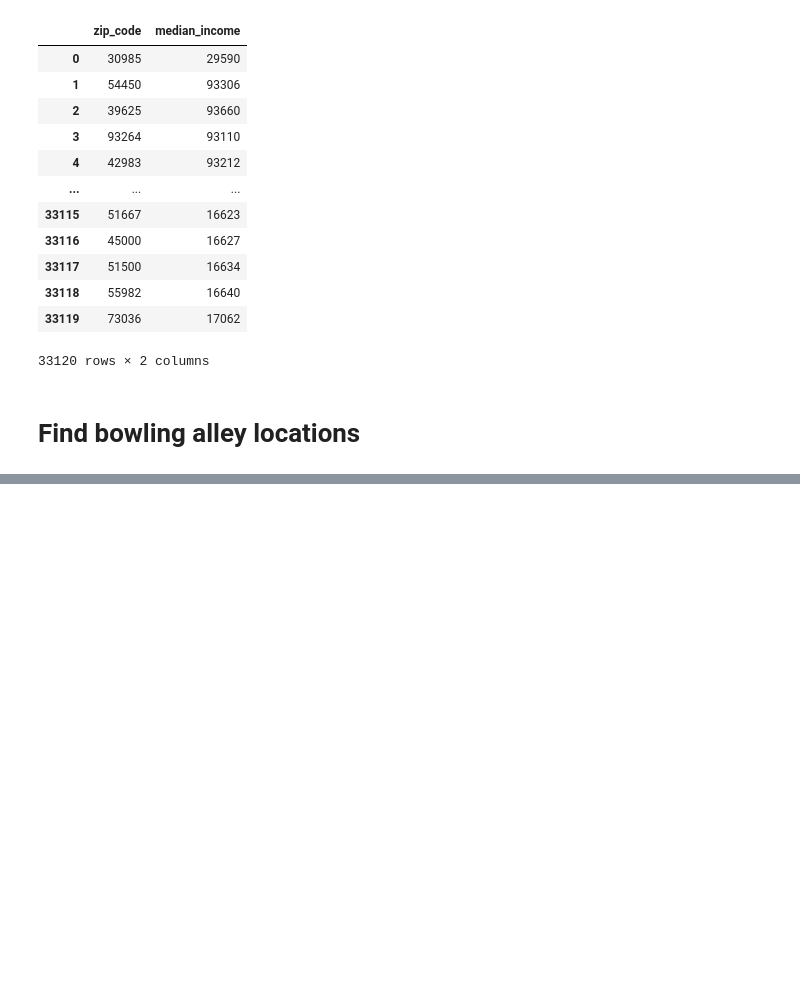
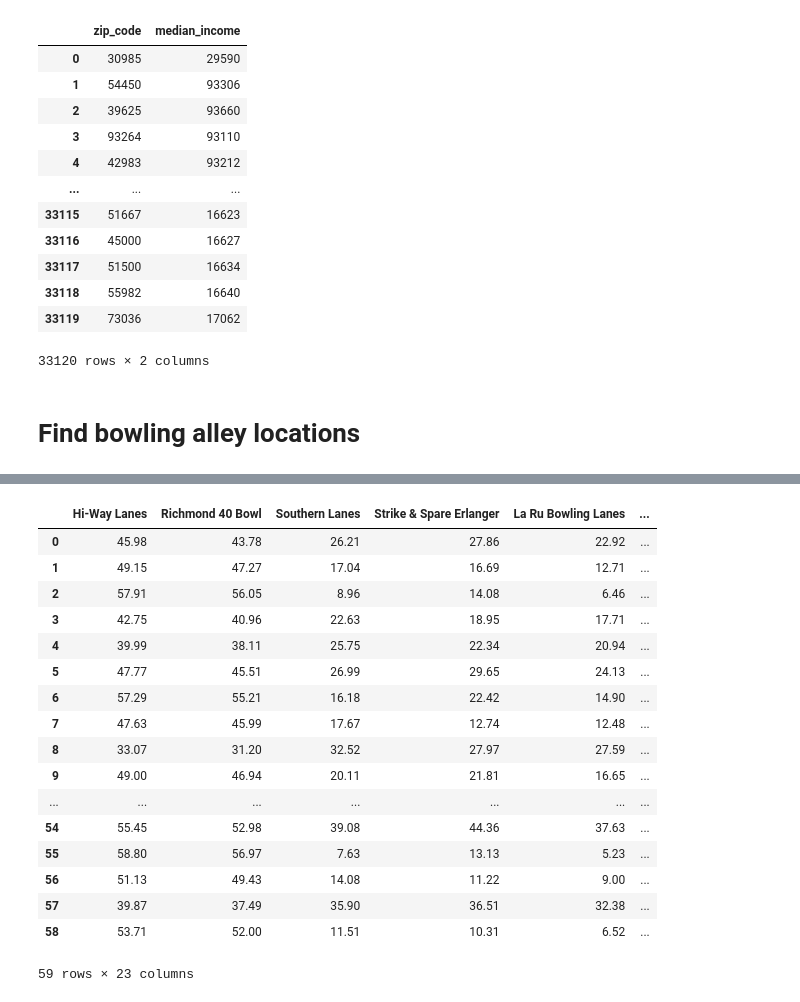
Before and after one commit to jgroeschen/Cinci-HS-Bowling-Stats, a Jupyter notebook: data_gathering/bowling_stats.ipynb, the cells around one changed output, grey strips where cells are left out. Cells and saved outputs as stored; diff of their text form; code cells hidden in the pictures; blank space fills up the shorter version.

```diff
--- a/data_gathering/bowling_stats.ipynb
+++ b/data_gathering/bowling_stats.ipynb
@@ -556,0 +604,21 @@ df_alleys.to_csv('alley_addresses_bounded.csv')
+# %%
+df_dist[df_dist.columns[5:]]
+# %% [output]
+|  | Hi-Way Lanes | Richmond 40 Bowl | Southern Lanes | Strike & Spare Erlanger | La Ru Bowling Lanes | ... |
+| 0 | 45.98 | 43.78 | 26.21 | 27.86 | 22.92 | ... |
+| 1 | 49.15 | 47.27 | 17.04 | 16.69 | 12.71 | ... |
+| 2 | 57.91 | 56.05 | 8.96 | 14.08 | 6.46 | ... |
+| 3 | 42.75 | 40.96 | 22.63 | 18.95 | 17.71 | ... |
+| 4 | 39.99 | 38.11 | 25.75 | 22.34 | 20.94 | ... |
+| 5 | 47.77 | 45.51 | 26.99 | 29.65 | 24.13 | ... |
+| 6 | 57.29 | 55.21 | 16.18 | 22.42 | 14.90 | ... |
+| 7 | 47.63 | 45.99 | 17.67 | 12.74 | 12.48 | ... |
+| 8 | 33.07 | 31.20 | 32.52 | 27.97 | 27.59 | ... |
+| 9 | 49.00 | 46.94 | 20.11 | 21.81 | 16.65 | ... |
+| ... | ... | ... | ... | ... | ... | ... |
+| 54 | 55.45 | 52.98 | 39.08 | 44.36 | 37.63 | ... |
+| 55 | 58.80 | 56.97 | 7.63 | 13.13 | 5.23 | ... |
+| 56 | 51.13 | 49.43 | 14.08 | 11.22 | 9.00 | ... |
+| 57 | 39.87 | 37.49 | 35.90 | 36.51 | 32.38 | ... |
+| 58 | 53.71 | 52.00 | 11.51 | 10.31 | 6.52 | ... |
+59 rows × 23 columns
```
Also changed, not shown: parts of 12 cells of this notebook.
